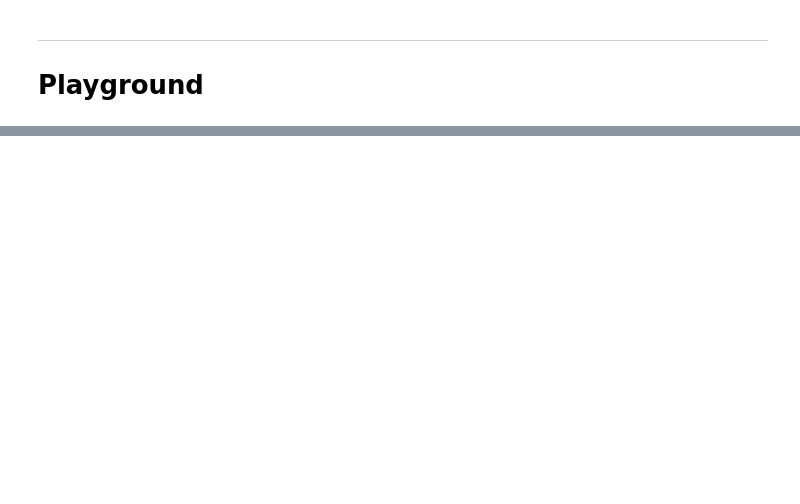
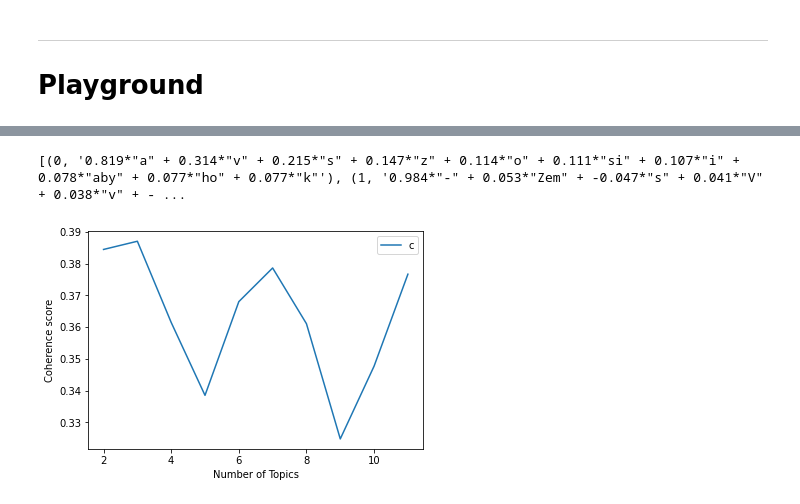
Before and after one commit to prompteus/csfd-movie-recommender, a Jupyter notebook: src/recommend/notebooks/cb_recsystems.ipynb, the cells around one changed output, grey strips where cells are left out. Saved outputs shown, nothing was run; the diff lists cells and outputs as text; code cells hidden in the pictures; blank space fills up the shorter version.

```diff
--- a/src/recommend/notebooks/cb_recsystems.ipynb
+++ b/src/recommend/notebooks/cb_recsystems.ipynb
@@ -526,0 +675,6 @@ for i, (movie_id, sim)  in enumerate(rs_tfidf.recommend(history)):
+# %%
+# Build a Dictionary
+documents = movie_db.description.to_list()
+doc_tokens = list(map(GensimModelWrapper._document_to_tokens, documents))
+#doc_tokens = tqdm(doc_tokens, desc='Building the dictionary', total=len(documents))
+dictionary = Dictionary(doc_tokens)
@@ -579,0 +779,2 @@ plt.imshow(wc)
+# %%
+docs_preprocessed = list(map(GensimModelWrapper._document_to_tokens, documents))
@@ -579,0 +794,5 @@ plt.imshow(wc)
+# %%
+def create_gensim_lsa_model(doc_clean,number_of_topics,words):
+    lsamodel = LsiModel(doc_term_matrix, num_topics=number_of_topics, id2word = dictionary)  # train model
+    print(lsamodel.print_topics(num_topics=number_of_topics, num_words=words))
+    return lsamodel
@@ -579,0 +831,9 @@ plt.imshow(wc)
+# %%
+number_of_topics = 7
+words = 10
+#document_list,titles=load_data("","articles.txt")
+#clean_text=preprocess_data(document_list)
+model=create_gensim_lsa_model(docs_preprocessed,number_of_topics,words)
+# %% [output]
+[(0, '0.819*"a" + 0.314*"v" + 0.215*"s" + 0.147*"z" + 0.114*"o" + 0.111*"si" + 0.107*"i" + 0.078*"aby" + 0.077*"ho" + 0.077*"k"'), (1, '0.984*"-" + 0.053*"Zem" + -0.047*"s" + 0.041*"V" + 0.038*"v" + - ...
+[figure, added]
```
Also changed, not shown: parts of 24 cells of this notebook.
